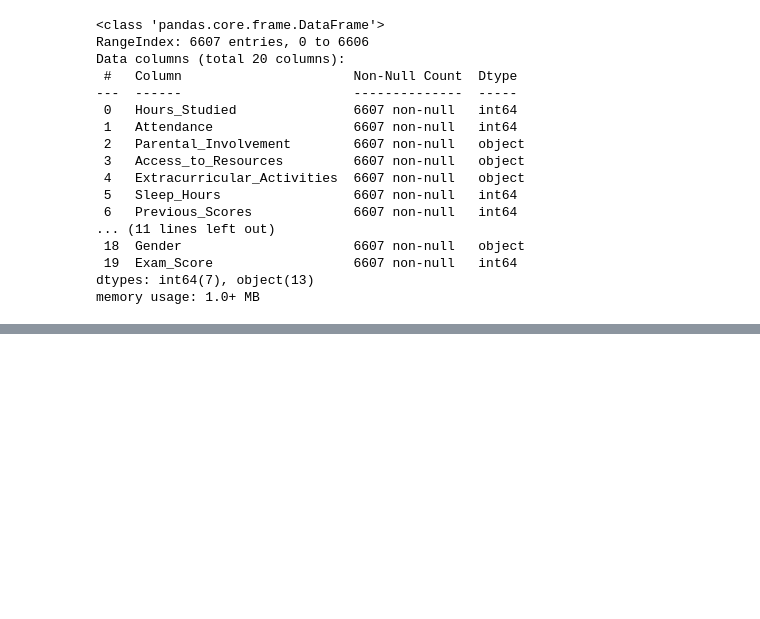
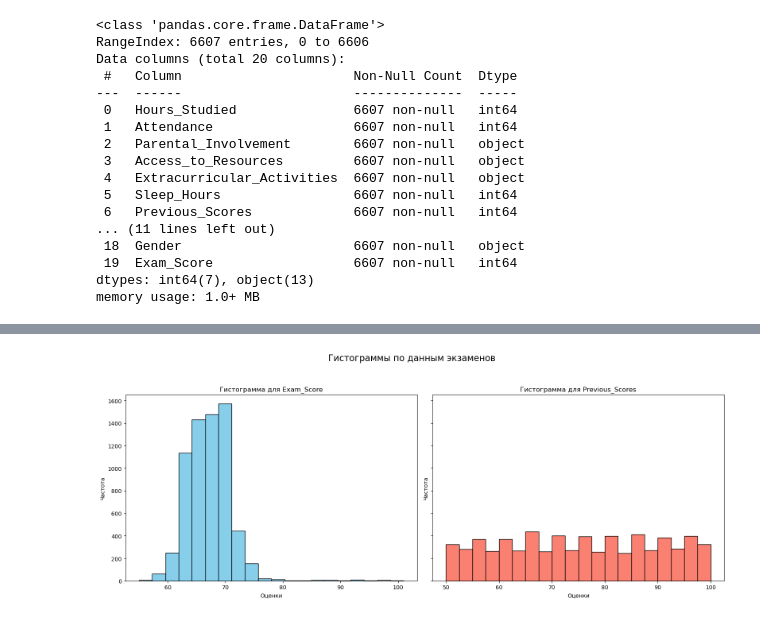
Before and after one commit to Saatarko/HomeworkDS, a Jupyter notebook: Homework2.ipynb, the cells around one changed output, grey strips where cells are left out. Drawn from its saved outputs; the diff is of its cells as text; code cells hidden in the pictures; blank space fills up the shorter version.

```diff
--- a/Homework2.ipynb
+++ b/Homework2.ipynb
@@ -68,0 +115,2 @@ memory usage: 1.0+ MB
+# %%
+df['average_score'] = (df['Previous_Scores'] + df['Exam_Score'])/2    # Присваивание и мат функции
@@ -68,0 +219,26 @@ memory usage: 1.0+ MB
+# %%
+# Построение графиков
+
+# Создаем 2 графика рядом
+fig, axes = plt.subplots(1, 2, figsize=(16, 6), sharey=True)
+
+# Добавляем общий заголовок для всего ряда графиков
+fig.suptitle(f'Гистограммы по данным экзаменов', fontsize=16, y=1.05)
+
+# Строим гистограмму для Exam_Score
+axes[0].hist(df['Exam_Score'], bins=20, color='skyblue', edgecolor='black')
+axes[0].set_title('Гистограмма для Exam_Score')
+axes[0].set_xlabel('Оценки')
+axes[0].set_ylabel('Частота')
+
+# Строим гистограмму для Previous_Scores
+axes[1].hist(df['Previous_Scores'], bins=20, color='salmon', edgecolor='black')
+axes[1].set_title('Гистограмма для Previous_Scores')
+axes[1].set_xlabel('Оценки')
+axes[1].set_ylabel('Частота')
+
+# Показываем графики
+plt.tight_layout()
+plt.show()
+# %% [output]
+[figure, added]
```
Also changed, not shown: parts of 46 cells of this notebook, 1 other file.
